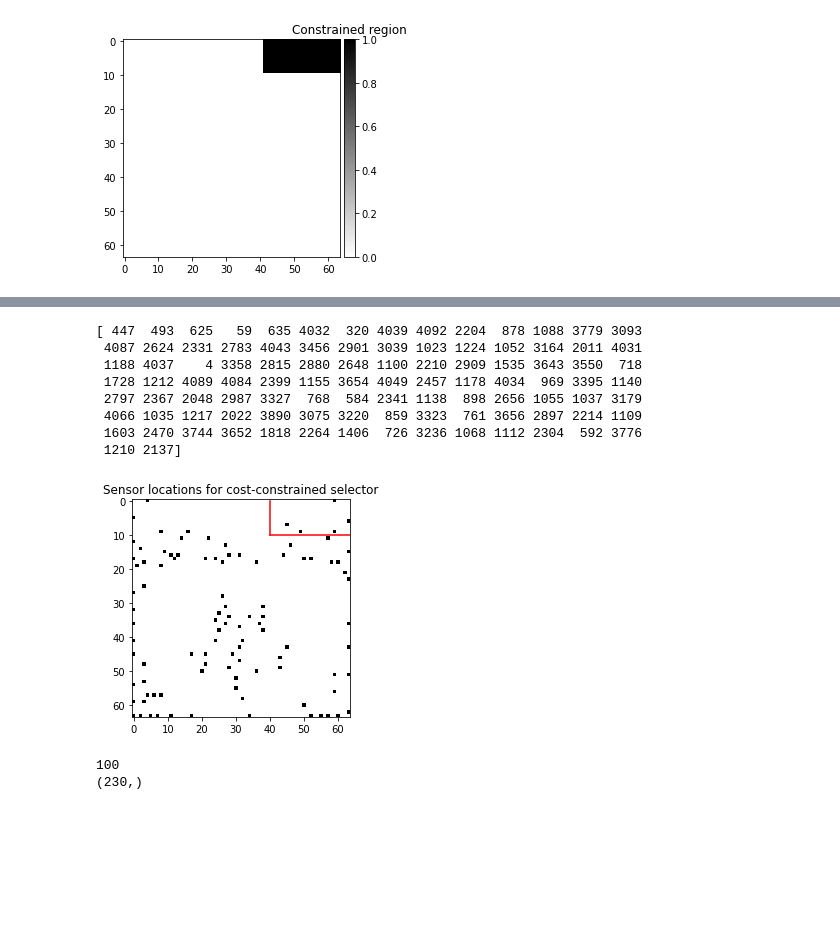
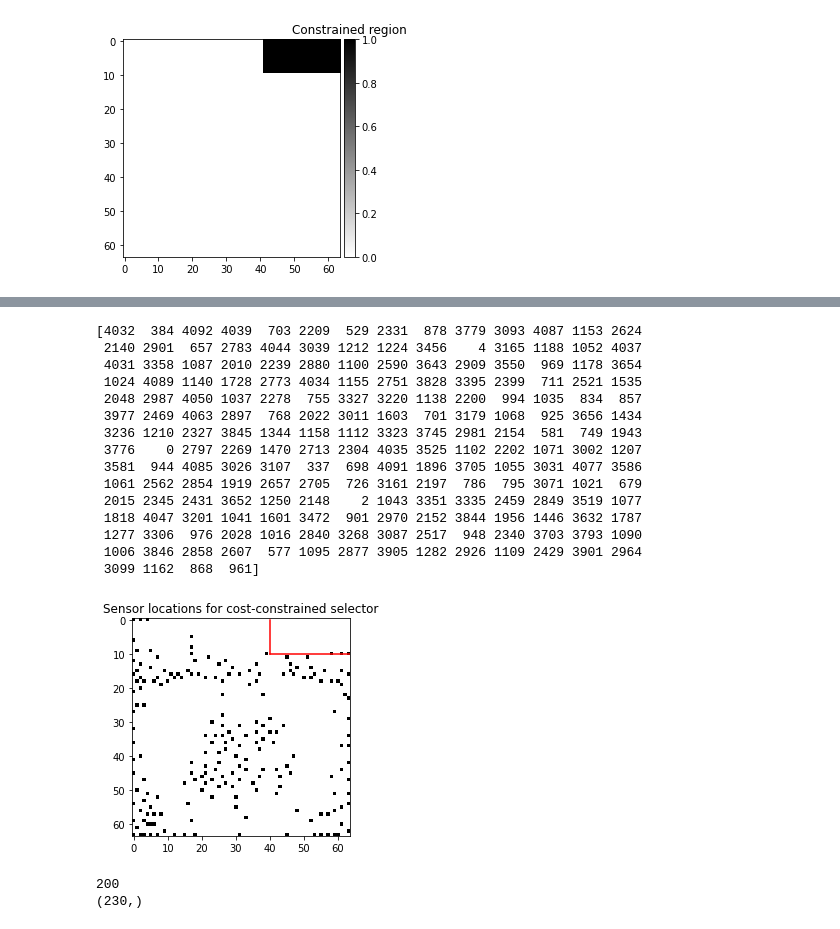
Before and after one commit to dynamicslab/pysensors, a Jupyter notebook: examples/region_qrModified.ipynb, the cells around one changed output, grey strips where cells are left out. Drawn from its saved outputs; the diff is of its cells as text; code cells hidden in the pictures; blank space fills up the shorter version.

Commit message:
Tried to fix the const_sensors = 0 error

```diff
--- a/examples/region_qrModified.ipynb
+++ b/examples/region_qrModified.ipynb
@@ -47,8 +47,8 @@ plot_gallery("First few centered faces", X[:n_components])
 # %%
 #Find all sensor locations using built in QR optimizer
 max_const_sensors = 230
-n_sensors = 100
-n_const_sensors = 5
+n_sensors = 200
+n_const_sensors = 0
 optimizer  = ps.optimizers.QR()
 model = ps.SSPOR(optimizer=optimizer, n_sensors=n_sensors)
 model.fit(X)
@@ -178,20 +178,22 @@ class GQR(QR):
         #print(p)
         k = min(m, n)
 
-
         for j in range(k):
             r = R[j:, j:]
             # Norm of each column
             dlens = np.sqrt(np.sum(np.abs(r) ** 2, axis=0))
+            if const_sensors == 0:
+                didx = np.isin(p[j:],idx_constrained,invert= False)
+                dlens[didx] = 0
+                i_piv = np.argmax(dlens)
+                dlen = dlens[i_piv]
+            else:
 
-            dlens_updated = f_region(idx_constrained,dlens,p,j, const_sensors)
-
-            # Choose pivot
-            i_piv = np.argmax(dlens_updated)
-            #print(i_piv)
-
-
-            dlen = dlens_updated[i_piv]
+                dlens_updated = f_region(idx_constrained,dlens,p,j, const_sensors)
+                # Choose pivot
+                i_piv = np.argmax(dlens_updated)
+                #print(i_piv)
+                dlen = dlens_updated[i_piv]
 
             if dlen > 0:
                 u = r[:, i_piv] / dlen
@@ -203,9 +205,9 @@ class GQR(QR):
 
             # Track column pivots
             i_piv += j # true permutation index is i_piv shifted by the iteration counter j
-            print(i_piv) # Niharika's debugging line
+            #print(i_piv) # Niharika's debugging line
             p[[j, i_piv]] = p[[i_piv, j]]
-            print(p)
+            #print(p)
 
 
             # Switch columns
@@ -242,6 +244,7 @@ def f_region(lin_idx, dlens, piv, j, const_sensors):
         -------
         dlens : np.darray, shape [Variable based on j] with constraints mapped into it.
     """
+
     if j < const_sensors: # force sensors into constraint region
         #idx = np.arange(dlens.shape[0])
         #dlens[np.delete(idx, lin_idx)] = 0
@@ -250,7 +253,7 @@ def f_region(lin_idx, dlens, piv, j, const_sensors):
         dlens[didx] = 0
 
     # otherwise don't do anything
-    #else:
+     #else:
          #dlens[lin_idx-j] = 0
     return dlens
 # %%
@@ -309,26 +295,35 @@ ymax = 10
 # %%
 top_sensors = model1.get_selected_sensors()
 print(top_sensors)
 img = np.zeros(n_features)
 img[top_sensors] = 16
+const_loc = top_sensors[:230]
 plt.plot([xmin,xmin],[ymin,ymax],'r')
 plt.plot([xmin,xmax],[ymax,ymax],'r')
 plt.plot([xmax,xmax],[ymin,ymax],'r')
 plt.imshow(img.reshape(image_shape),cmap=plt.cm.binary)
 plt.title('Sensor locations for cost-constrained selector');
+#np.equal(np.sort(const_loc),np.sort(idx_constrained))
 # %% [output]
-[ 447  493  625   59  635 4032  320 4039 4092 2204  878 1088 3779 3093
- 4087 2624 2331 2783 4043 3456 2901 3039 1023 1224 1052 3164 2011 4031
- 1188 4037    4 3358 2815 2880 2648 1100 2210 2909 1535 3643 3550  718
- 1728 1212 4089 4084 2399 1155 3654 4049 2457 1178 4034  969 3395 1140
- 2797 2367 2048 2987 3327  768  584 2341 1138  898 2656 1055 1037 3179
- 4066 1035 1217 2022 3890 3075 3220  859 3323  761 3656 2897 2214 1109
- 1603 2470 3744 3652 1818 2264 1406  726 3236 1068 1112 2304  592 3776
- 1210 2137]
+[4032  384 4092 4039  703 2209  529 2331  878 3779 3093 4087 1153 2624
+ 2140 2901  657 2783 4044 3039 1212 1224 3456    4 3165 1188 1052 4037
+ 4031 3358 1087 2010 2239 2880 1100 2590 3643 2909 3550  969 1178 3654
+ 1024 4089 1140 1728 2773 4034 1155 2751 3828 3395 2399  711 2521 1535
+ 2048 2987 4050 1037 2278  755 3327 3220 1138 2200  994 1035  834  857
+ 3977 2469 4063 2897  768 2022 3011 1603  701 3179 1068  925 3656 1434
+ 3236 1210 2327 3845 1344 1158 1112 3323 3745 2981 2154  581  749 1943
+ 3776    0 2797 2269 1470 2713 2304 4035 3525 1102 2202 1071 3002 1207
+ 3581  944 4085 3026 3107  337  698 4091 1896 3705 1055 3031 4077 3586
+ 1061 2562 2854 1919 2657 2705  726 3161 2197  786  795 3071 1021  679
+ 2015 2345 2431 3652 1250 2148    2 1043 3351 3335 2459 2849 3519 1077
+ 1818 4047 3201 1041 1601 3472  901 2970 2152 3844 1956 1446 3632 1787
+ 1277 3306  976 2028 1016 2840 3268 3087 2517  948 2340 3703 3793 1090
+ 1006 3846 2858 2607  577 1095 2877 3905 1282 2926 1109 2429 3901 2964
+ 3099 1162  868  961]
-[figure, old version]
+[figure, new version]
 # %%
 print(n_sensors)
 print(idx_constrained.shape)
 # %% [output]
-100
+200
 (230,)
```
Also changed, not shown: parts of 4 cells of this notebook.
